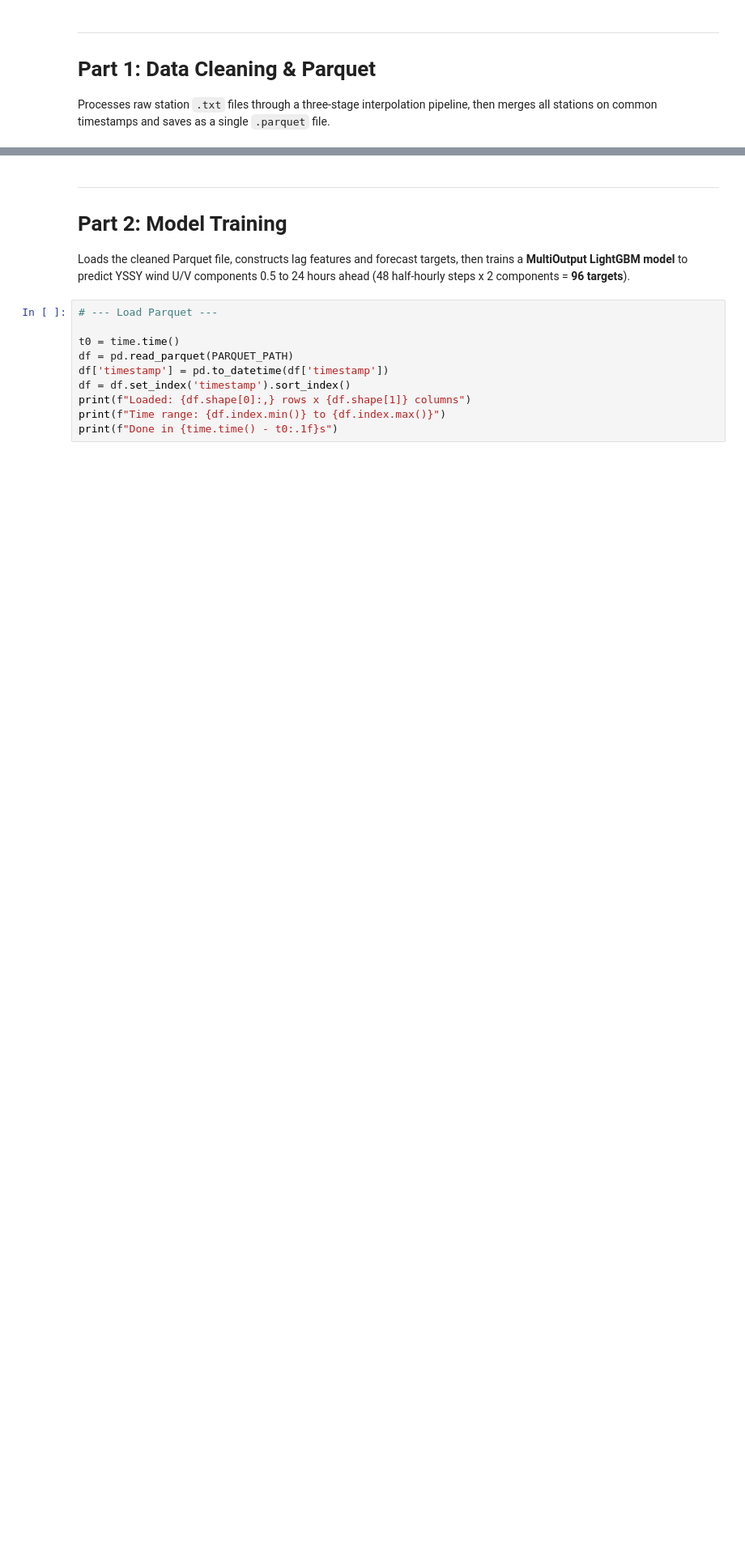
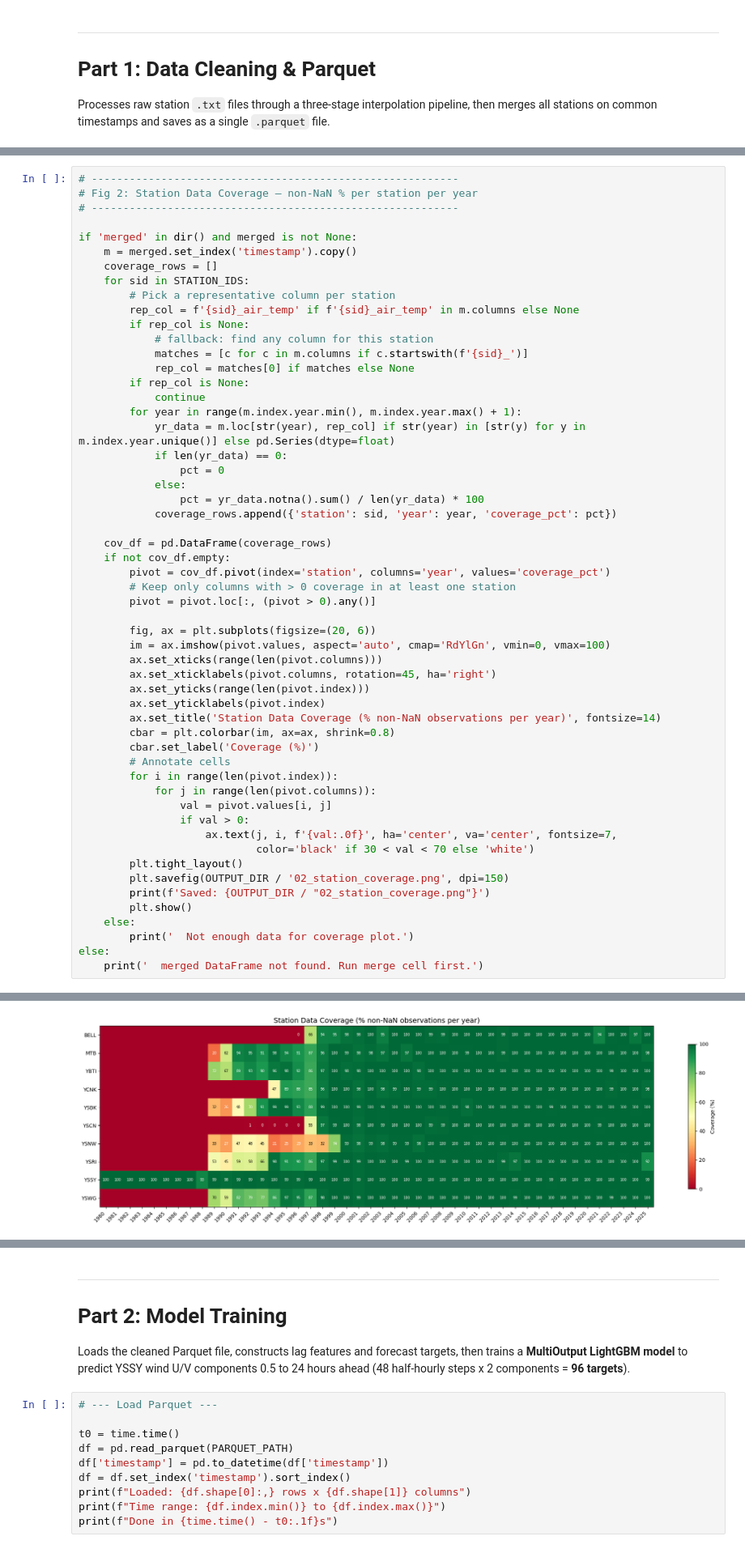
Before and after one commit to joeyllm/BOM-Team, a Jupyter notebook: team-members/kecheng-zhang/notebooks/YSSY_recreate.ipynb, the cells around one changed output, grey strips where cells are left out. Shown at 81% size. Saved outputs shown, nothing was run; the diff lists cells and outputs as text; blank space fills up the shorter version.

```diff
--- a/team-members/kecheng-zhang/notebooks/YSSY_recreate.ipynb
+++ b/team-members/kecheng-zhang/notebooks/YSSY_recreate.ipynb
@@ -245,0 +325,56 @@ print(f"Merge took {time.time() - t0:.1f}s")
+# %%
+# ----------------------------------------------------------
+# Fig 2: Station Data Coverage — non-NaN % per station per year
+# ----------------------------------------------------------
+
+if 'merged' in dir() and merged is not None:
+    m = merged.set_index('timestamp').copy()
+    coverage_rows = []
+    for sid in STATION_IDS:
+        # Pick a representative column per station
+        rep_col = f'{sid}_air_temp' if f'{sid}_air_temp' in m.columns else None
+        if rep_col is None:
+            # fallback: find any column for this station
+            matches = [c for c in m.columns if c.startswith(f'{sid}_')]
+            rep_col = matches[0] if matches else None
+        if rep_col is None:
+            continue
+        for year in range(m.index.year.min(), m.index.year.max() + 1):
+            yr_data = m.loc[str(year), rep_col] if str(year) in [str(y) for y in m.index.year.unique()] else pd.Series(dtype=float)
+            if len(yr_data) == 0:
+                pct = 0
+            else:
+                pct = yr_data.notna().sum() / len(yr_data) * 100
+            coverage_rows.append({'station': sid, 'year': year, 'coverage_pct': pct})
+
+    cov_df = pd.DataFrame(coverage_rows)
+    if not cov_df.empty:
+        pivot = cov_df.pivot(index='station', columns='year', values='coverage_pct')
+        # Keep only columns with > 0 coverage in at least one station
+        pivot = pivot.loc[:, (pivot > 0).any()]
+
+        fig, ax = plt.subplots(figsize=(20, 6))
+        im = ax.imshow(pivot.values, aspect='auto', cmap='RdYlGn', vmin=0, vmax=100)
+        ax.set_xticks(range(len(pivot.columns)))
+        ax.set_xticklabels(pivot.columns, rotation=45, ha='right')
+        ax.set_yticks(range(len(pivot.index)))
+        ax.set_yticklabels(pivot.index)
+        ax.set_title('Station Data Coverage (% non-NaN observations per year)', fontsize=14)
+        cbar = plt.colorbar(im, ax=ax, shrink=0.8)
+        cbar.set_label('Coverage (%)')
+        # Annotate cells
+        for i in range(len(pivot.index)):
+            for j in range(len(pivot.columns)):
+                val = pivot.values[i, j]
+                if val > 0:
+                    ax.text(j, i, f'{val:.0f}', ha='center', va='center', fontsize=7,
+                            color='black' if 30 < val < 70 else 'white')
+        plt.tight_layout()
+        plt.savefig(OUTPUT_DIR / '02_station_coverage.png', dpi=150)
+        print(f'Saved: {OUTPUT_DIR / "02_station_coverage.png"}')
+        plt.show()
+    else:
+        print('  Not enough data for coverage plot.')
+else:
+    print('  merged DataFrame not found. Run merge cell first.')
+# %% [output]
@@ -246,3 +382,4 @@ print(f"Merge took {time.time() - t0:.1f}s")
+[figure, added]
 # %%
 # --- Save as Parquet ---
 
```
Also changed, not shown: parts of 20 cells of this notebook, 7 other files.
